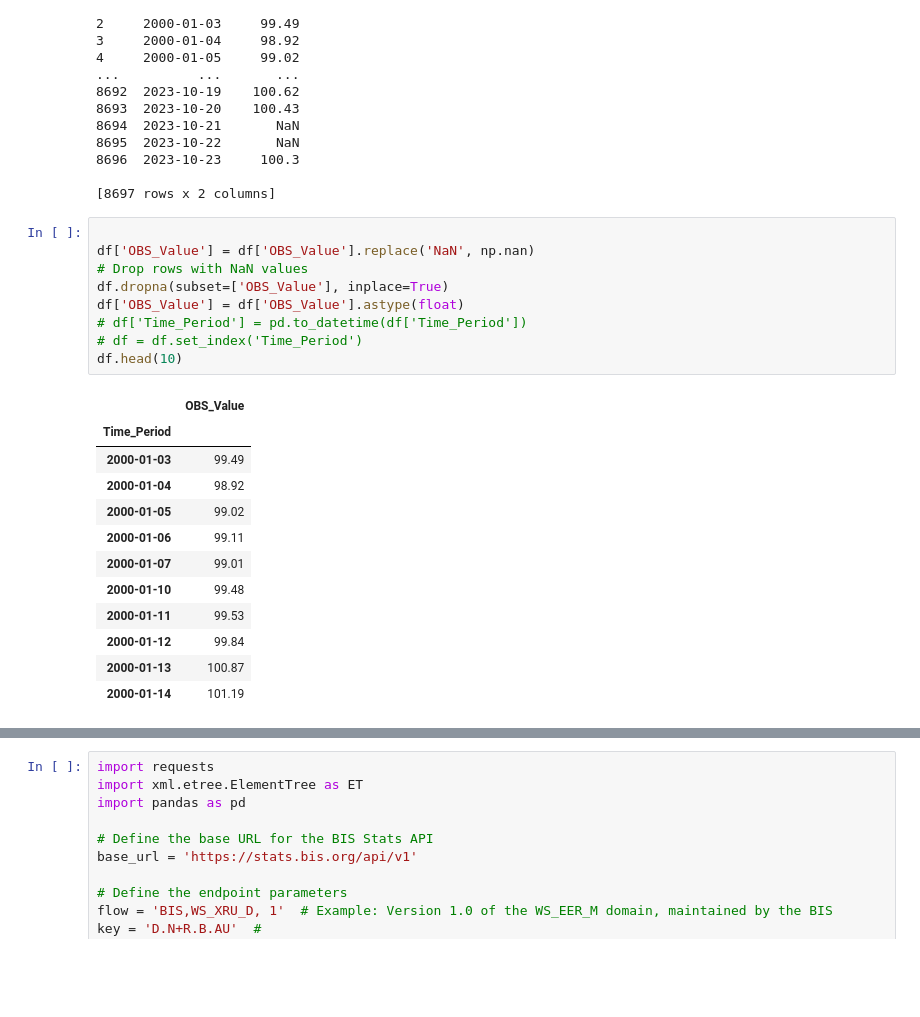
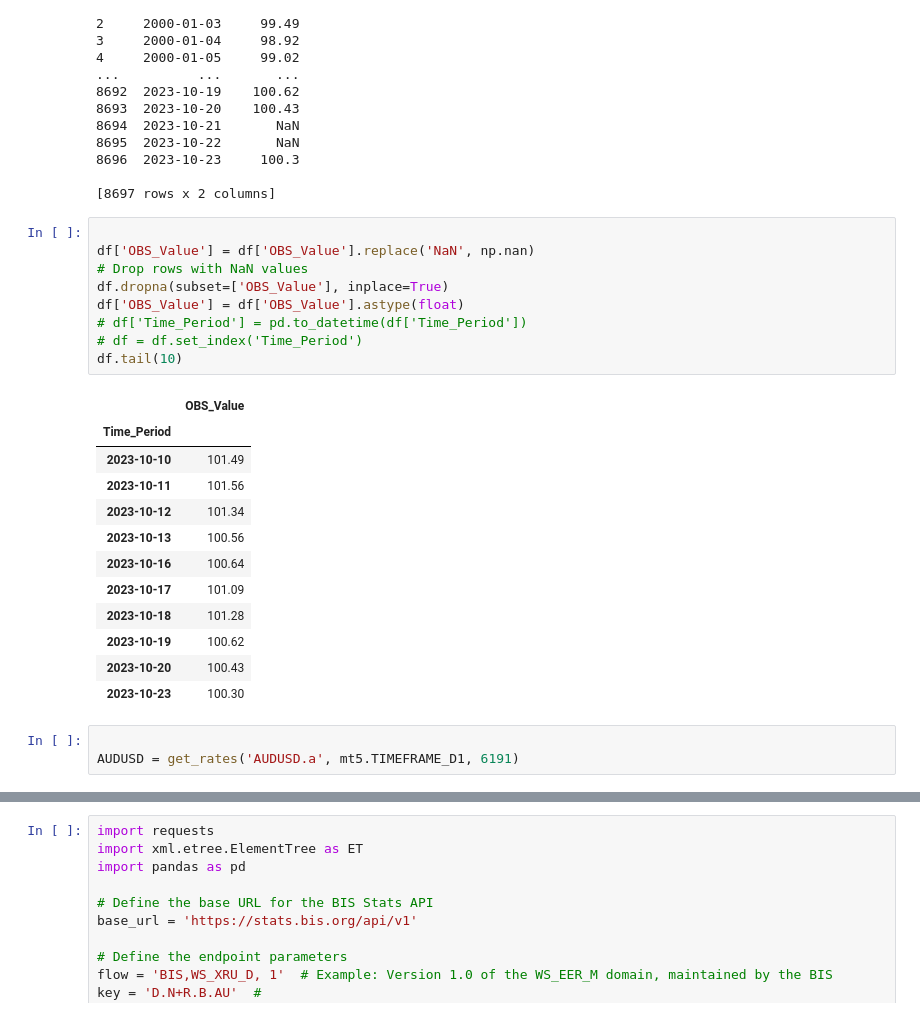
Before and after one commit to aliquid-novi/Strategies, a Jupyter notebook: lets get it/BIS.ipynb, the cells around one changed output, grey strips where cells are left out. Cells and saved outputs as stored; diff of their text form; blank space fills up the shorter version.

```diff
--- a/lets get it/BIS.ipynb
+++ b/lets get it/BIS.ipynb
@@ -124,25 +124,28 @@ else:
 # %%
 
 df['OBS_Value'] = df['OBS_Value'].replace('NaN', np.nan)
 # Drop rows with NaN values
 df.dropna(subset=['OBS_Value'], inplace=True)
 df['OBS_Value'] = df['OBS_Value'].astype(float)
 # df['Time_Period'] = pd.to_datetime(df['Time_Period'])
 # df = df.set_index('Time_Period')
-df.head(10)
+df.tail(10)
 # %% [output]
 |  | OBS_Value |
 | Time_Period |  |
-| 2000-01-03 | 99.49 |
-| 2000-01-04 | 98.92 |
-| 2000-01-05 | 99.02 |
-| 2000-01-06 | 99.11 |
-| 2000-01-07 | 99.01 |
-| 2000-01-10 | 99.48 |
-| 2000-01-11 | 99.53 |
-| 2000-01-12 | 99.84 |
-| 2000-01-13 | 100.87 |
-| 2000-01-14 | 101.19 |
+| 2023-10-10 | 101.49 |
+| 2023-10-11 | 101.56 |
+| 2023-10-12 | 101.34 |
+| 2023-10-13 | 100.56 |
+| 2023-10-16 | 100.64 |
+| 2023-10-17 | 101.09 |
+| 2023-10-18 | 101.28 |
+| 2023-10-19 | 100.62 |
+| 2023-10-20 | 100.43 |
+| 2023-10-23 | 100.30 |
+# %%
+
+AUDUSD = get_rates('AUDUSD.a', mt5.TIMEFRAME_D1, 6191)
 # %%
 def get_rates(pair1, timeframe, x):
     pair1 = pd.DataFrame(mt5.copy_rates_from_pos(pair1, timeframe, 0, x))
```
Also changed, not shown: parts of 2 cells of this notebook, 6 other files.
